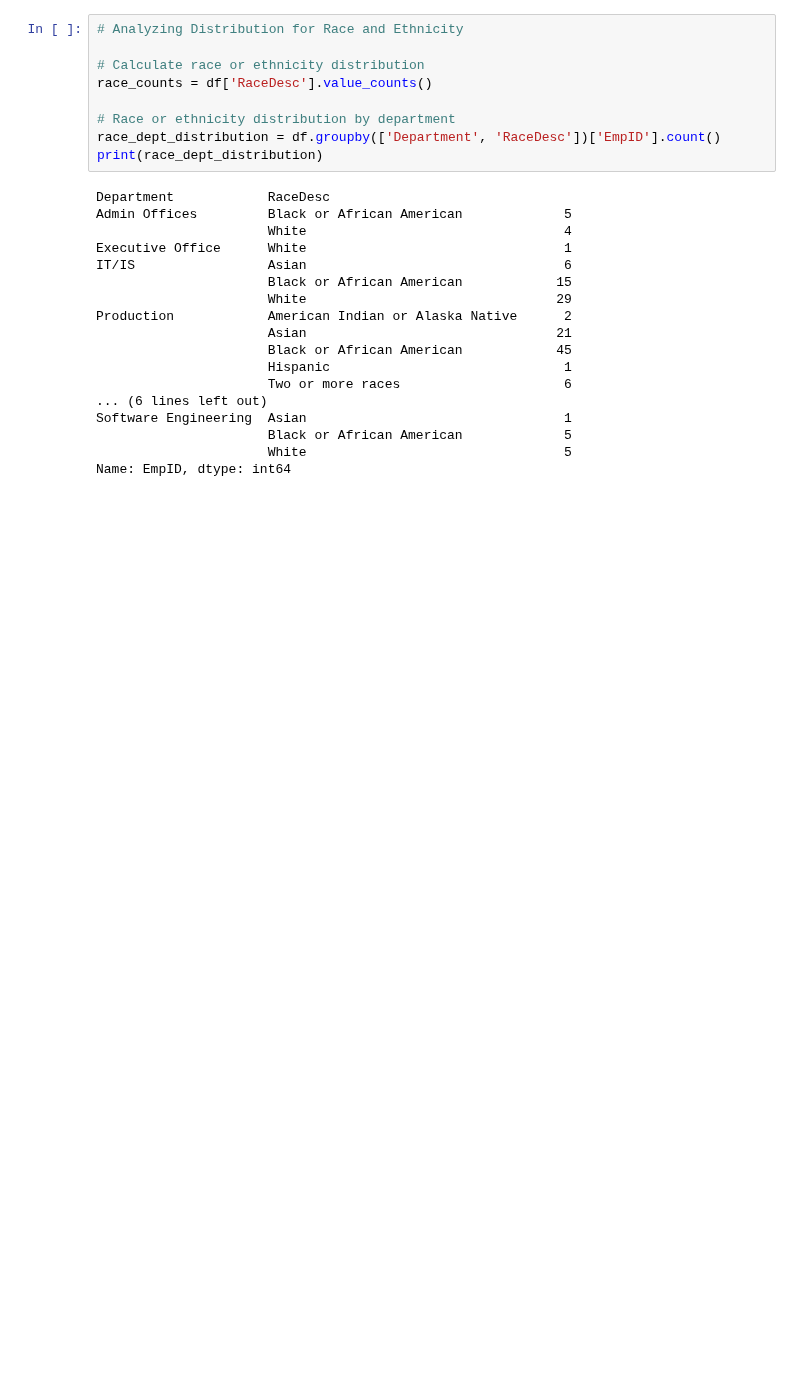
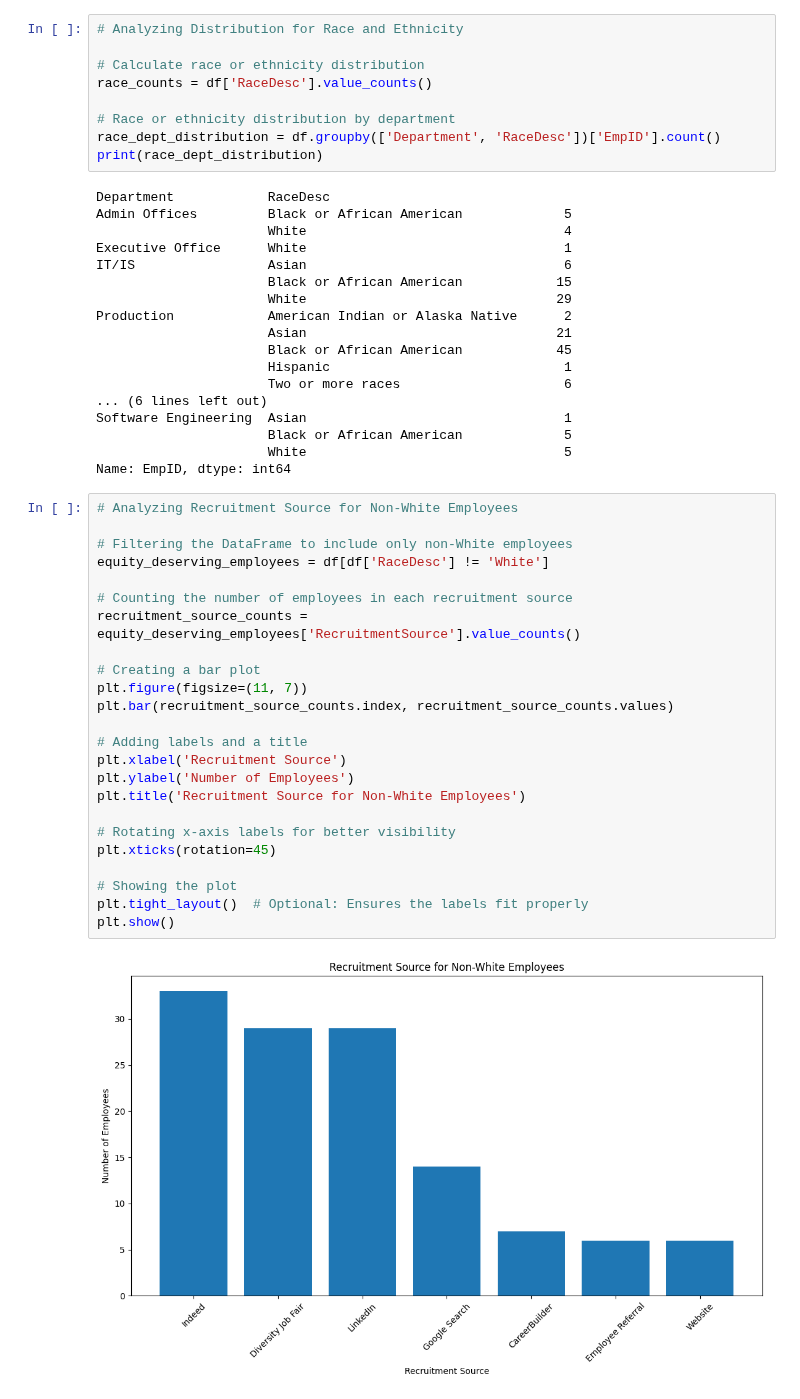
Before and after one commit to VladSaaS/peopleanlaytics, a Jupyter notebook: New England College of Business/diversityequityinclusion.ipynb, the cells around one changed output. Drawn from its saved outputs; the diff is of its cells as text; blank space fills up the shorter version.

Commit message:
recruitment for non-white employees

```diff
--- a/New England College of Business/diversityequityinclusion.ipynb
+++ b/New England College of Business/diversityequityinclusion.ipynb
@@ -90,3 +91,29 @@ Software Engineering  Asian                                 1
                       Black or African American             5
                       White                                 5
 Name: EmpID, dtype: int64
+# %%
+# Analyzing Recruitment Source for Non-White Employees
+
+# Filtering the DataFrame to include only non-White employees
+equity_deserving_employees = df[df['RaceDesc'] != 'White']
+
+# Counting the number of employees in each recruitment source
+recruitment_source_counts = equity_deserving_employees['RecruitmentSource'].value_counts()
+
+# Creating a bar plot
+plt.figure(figsize=(11, 7))
+plt.bar(recruitment_source_counts.index, recruitment_source_counts.values)
+
+# Adding labels and a title
+plt.xlabel('Recruitment Source')
+plt.ylabel('Number of Employees')
+plt.title('Recruitment Source for Non-White Employees')
+
+# Rotating x-axis labels for better visibility
+plt.xticks(rotation=45)
+
+# Showing the plot
+plt.tight_layout()  # Optional: Ensures the labels fit properly
+plt.show()
+# %% [output]
+[figure, added]
```
Also changed, not shown: parts of 1 cell of this notebook.
